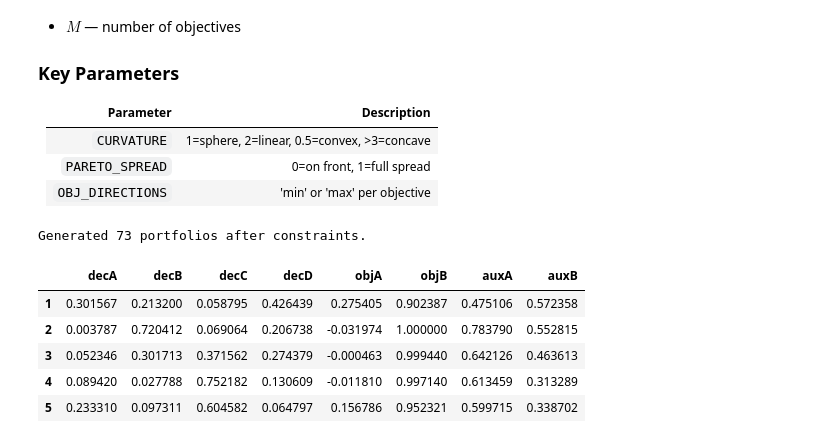
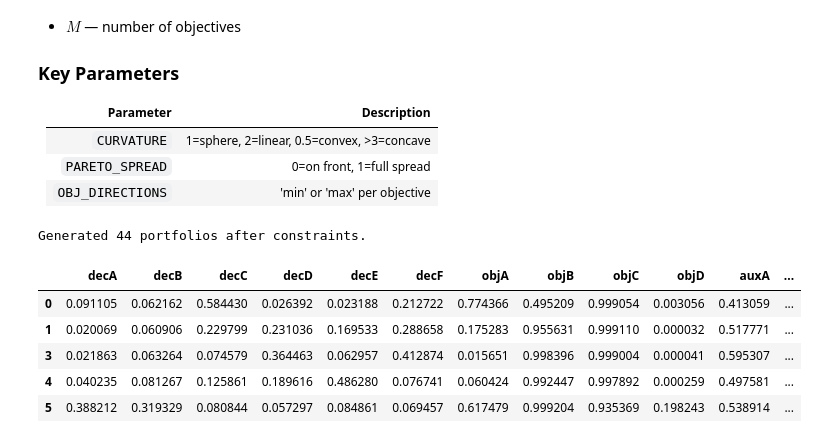
Before and after one commit to Gunterinos/synthetic_data_generation, a Jupyter notebook: generator.ipynb, the cells around one changed output. Cells and saved outputs as stored; diff of their text form; code cells hidden in the pictures.

```diff
--- a/generator.ipynb
+++ b/generator.ipynb
@@ -117,48 +117,48 @@ class AbstractPortfolioGenerator:
         return df
 # %%
 # --- CONFIGURATION ---
-N_SAMPLES = 100
-N_DECISIONS = 4
-N_OBJECTIVES = 2
+N_SAMPLES = 50
+N_DECISIONS = 6
+N_OBJECTIVES = 4
 N_AUX = 2
 CURVATURE = 3        # 1.0=Spherical, 2.0=Linear, 0.5=Convex, >3.0=Concave
 PARETO_SPREAD = 0.1  # 0.0=On front, 1.0=Full spread
-OBJ_DIRECTIONS = ['max', 'max']  # 'min' or 'max' per objective
+OBJ_DIRECTIONS = ['max', 'max', 'max']  # 'min' or 'max' per objective
 
 gen = AbstractPortfolioGenerator(
     n_decisions=N_DECISIONS,
     n_objectives=N_OBJECTIVES,
     n_aux=N_AUX
 )
 
 # --- CONSTRAINTS ---
 decision_rules = [
     lambda r: r['decA'] < 0.40,
 ]
 
 objective_rules = [
     lambda r: r['objA'] < 1.5
 ]
 
 df = gen.generate(
     n_samples=N_SAMPLES,
     dec_constraints=decision_rules,
     obj_constraints=objective_rules,
     curvature=CURVATURE,
     pareto_spread=PARETO_SPREAD,
     obj_directions=OBJ_DIRECTIONS
 )
 
 print(f"Generated {len(df)} portfolios after constraints.")
 df.head()
 # %% [output]
-Generated 73 portfolios after constraints.
+Generated 44 portfolios after constraints.
-|  | decA | decB | decC | decD | objA | objB | auxA | auxB |
-| 1 | 0.301567 | 0.213200 | 0.058795 | 0.426439 | 0.275405 | 0.902387 | 0.475106 | 0.572358 |
-| 2 | 0.003787 | 0.720412 | 0.069064 | 0.206738 | -0.031974 | 1.000000 | 0.783790 | 0.552815 |
-| 3 | 0.052346 | 0.301713 | 0.371562 | 0.274379 | -0.000463 | 0.999440 | 0.642126 | 0.463613 |
-| 4 | 0.089420 | 0.027788 | 0.752182 | 0.130609 | -0.011810 | 0.997140 | 0.613459 | 0.313289 |
-| 5 | 0.233310 | 0.097311 | 0.604582 | 0.064797 | 0.156786 | 0.952321 | 0.599715 | 0.338702 |
+|  | decA | decB | decC | decD | decE | decF | objA | objB | objC | objD | auxA | ... |
+| 0 | 0.091105 | 0.062162 | 0.584430 | 0.026392 | 0.023188 | 0.212722 | 0.774366 | 0.495209 | 0.999054 | 0.003056 | 0.413059 | ... |
+| 1 | 0.020069 | 0.060906 | 0.229799 | 0.231036 | 0.169533 | 0.288658 | 0.175283 | 0.955631 | 0.999110 | 0.000032 | 0.517771 | ... |
+| 3 | 0.021863 | 0.063264 | 0.074579 | 0.364463 | 0.062957 | 0.412874 | 0.015651 | 0.998396 | 0.999004 | 0.000041 | 0.595307 | ... |
+| 4 | 0.040235 | 0.081267 | 0.125861 | 0.189616 | 0.486280 | 0.076741 | 0.060424 | 0.992447 | 0.997892 | 0.000259 | 0.497581 | ... |
+| 5 | 0.388212 | 0.319329 | 0.080844 | 0.057297 | 0.084861 | 0.069457 | 0.617479 | 0.999204 | 0.935369 | 0.198243 | 0.538914 | ... |
 # %%
 fig, axes = plt.subplots(1, 2, figsize=(15, 6))
 
```
Also changed, not shown: parts of 2 cells of this notebook, 6 other files.
